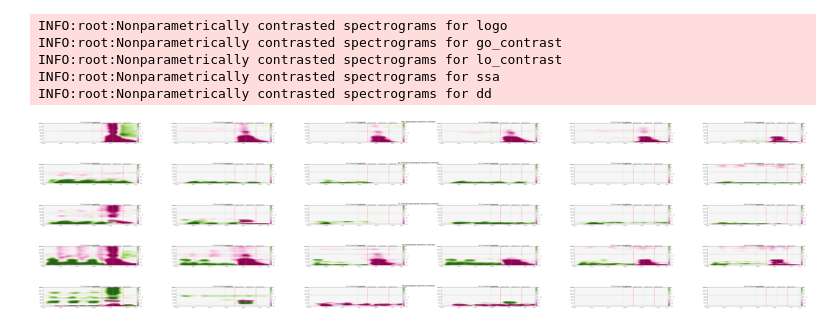
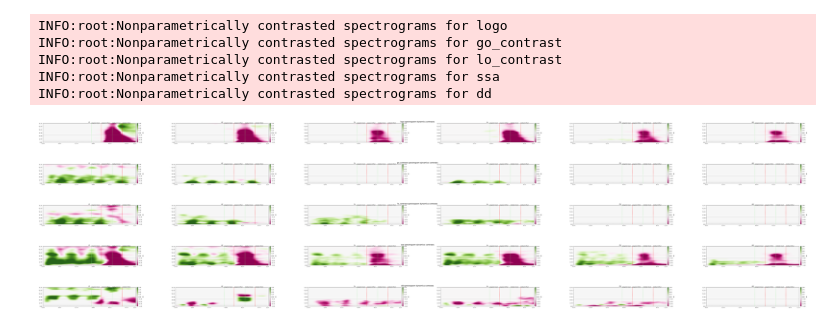
Before and after one commit to BastosLab/electropysiology, a Jupyter notebook: notebooks/passiveglo/grand_spectrogram_nonparametric.ipynb, the cells around one changed output. Saved outputs shown, nothing was run; the diff lists cells and outputs as text; code cells hidden in the pictures.

Commit message:
notebooks.passiveglo.grand_spectrogram_nonparametric: differences in decibels
Signed-off-by: Eli Sennesh <eli.sennesh@vanderbilt.edu>

```diff
--- a/notebooks/passiveglo/grand_spectrogram_nonparametric.ipynb
+++ b/notebooks/passiveglo/grand_spectrogram_nonparametric.ipynb
@@ -88,7 +88,7 @@ def initialize_grand_cluster_test(key, signals):
 contrasts = {}
 # %%
 def baselined_spectrogram(spectrogram):
-    return spectrogram.result().channel_mean().baseline(-3.5 * pq.second, -3.14 * pq.second)
+    return spectrogram.result().channel_mean().baseline(-3.5 * pq.second, -3.2 * pq.second, decibels=True).select_freqs(0, 75)
 # %%
 def area_name(probe, signals):
     return probe
@@ -112,14 +112,14 @@ for (name, _, _) in CONTRASTS:
 # %%
 for (name, _, _) in CONTRASTS:
     area_contrasts = contrasts[name].results()
     contrast = epych.recording.EvokedSampling(epych.recording.empty_intervals(), epych.recording.empty_trials(), epych.recording.default_units(), **{
         k: v['signal'].fmap(lambda data: data * v['mask']) for k, v in area_contrasts.items()
     })
-    contrast.plot(signals=anatomical_areas, sigtitle=stattitle, cmap='PiYG', vmax=30, vmin=-30, title=name + " spectrogram dynamics contrasts",
+    contrast.plot(signals=anatomical_areas, sigtitle=stattitle, cmap='PiYG', vmax=1, vmin=-1, title=name + " spectrogram dynamics contrasts",
                   figure="/mnt/data/DRAFT/000253/spectrogram_contrasts_%s_01.png" % name, **EVENTS)
 # %% [output]
-[figure, old version]
+[figure, new version]
-[figure, old version]
+[figure, new version]
-[figure, old version]
+[figure, new version]
-[figure, old version]
+[figure, new version]
-[figure, old version]
+[figure, new version]
```
Also changed, not shown: parts of 1 cell of this notebook.
